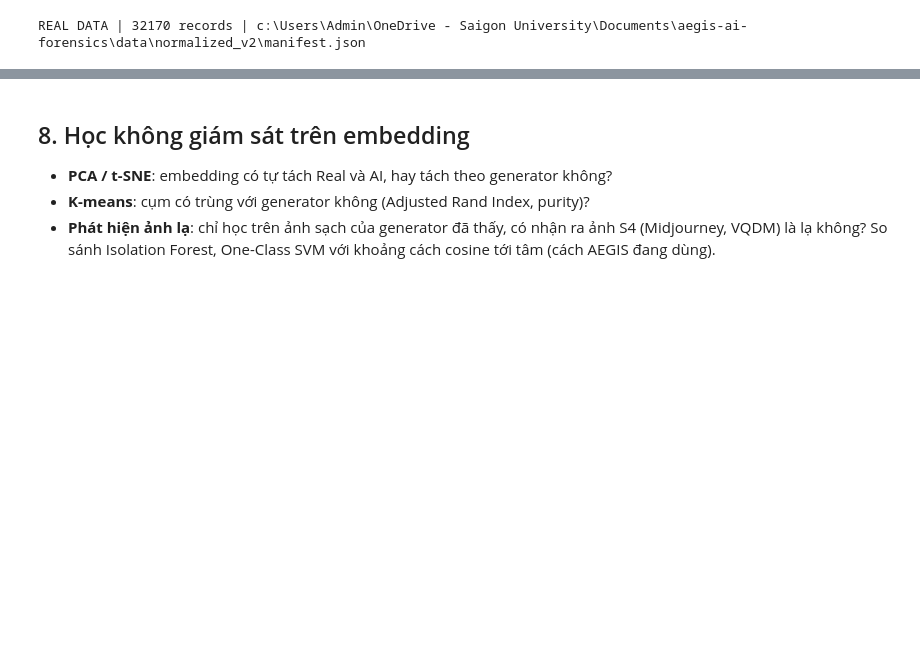
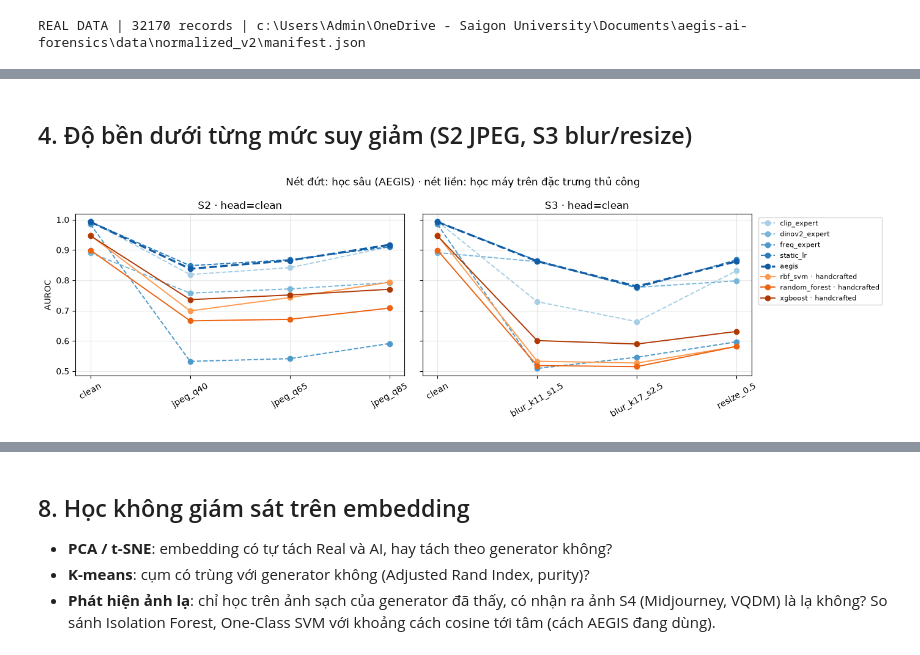
Before and after one commit to SuccessPhan/aegis-ai-forensics, a Jupyter notebook: notebooks/04_ml_model_comparison.ipynb, the cells around one changed output, grey strips where cells are left out. Drawn from its saved outputs; the diff is of its cells as text; code cells hidden in the pictures; blank space fills up the shorter version.

```diff
--- a/notebooks/04_ml_model_comparison.ipynb
+++ b/notebooks/04_ml_model_comparison.ipynb
@@ -248,0 +240,21 @@ Fit trên `val_gating_fit`, chọn siêu tham số trên `val_gating_verify`, đ
+# %% [markdown]
+## 4. Độ bền dưới từng mức suy giảm (S2 JPEG, S3 blur/resize)
+# %%
+lv = res[(res.head_variant == HV) & res.method.isin(methods) & res.scenario.isin(["S1", "S2", "S3"])
+         & (res.level != "all")]
+fig, axes = plt.subplots(1, 2, figsize=(14, 4.2), sharey=True)
+for ax, scen in zip(axes, ["S2", "S3"]):
+    d = lv[lv.scenario.isin(["S1", scen])]
+    levels = ["clean"] + sorted(d[d.scenario == scen].level.unique())
+    for i, m in enumerate(methods):
+        y = d[d.method == m].set_index("level").auroc.reindex(levels)
+        deep = m in DEEP
+        ax.plot(levels, y.values, marker="o", ls="--" if deep else "-", lw=2.4 if m == "aegis" else 1.4,
+                color=plt.cm.Blues(0.35 + 0.12 * i) if deep else plt.cm.Oranges(0.45 + 0.2 * (i - len(DEEP))),
+                label=m)
+    ax.set_title(f"{scen} · head={HV}"); ax.tick_params(axis="x", rotation=30); ax.grid(alpha=0.3)
+axes[0].set_ylabel("AUROC"); axes[1].legend(fontsize=8, bbox_to_anchor=(1.01, 1), loc="upper left")
+plt.suptitle("Nét đứt: học sâu (AEGIS) · nét liền: học máy trên đặc trưng thủ công")
+plt.tight_layout(); plt.show()
+# %% [output]
+[figure, added]
```
Also changed, not shown: parts of 41 cells of this notebook, 12 other files.
